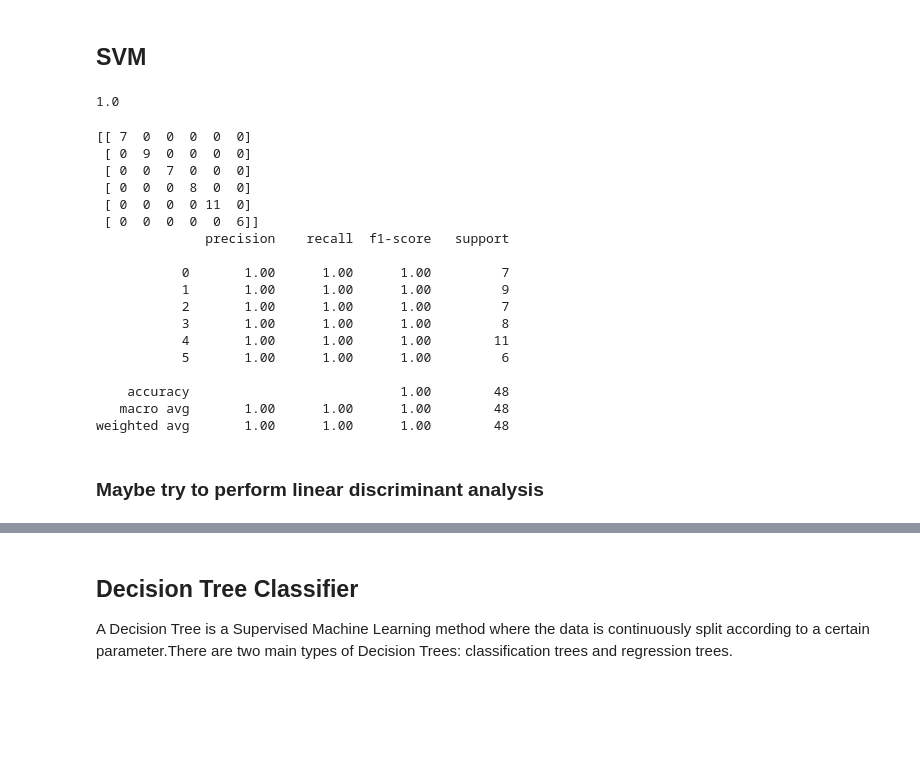
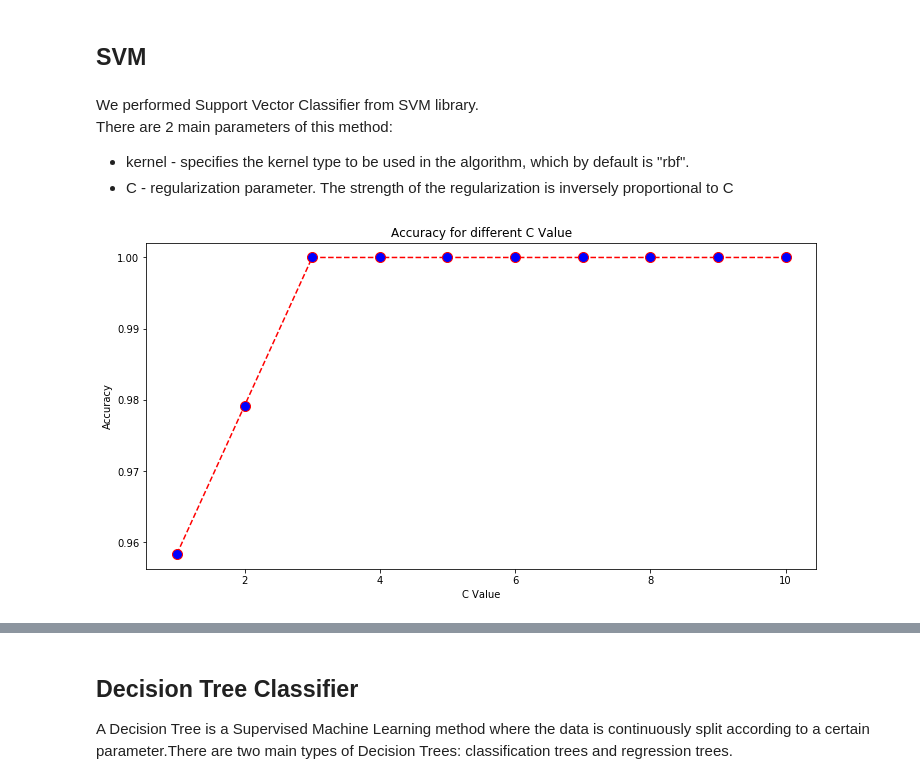
Before and after one commit to MKobus12305/ML_StarsClassification, a Jupyter notebook: Stars.ipynb, the cells around one changed output, grey strips where cells are left out. Saved outputs shown, nothing was run; the diff lists cells and outputs as text; code cells hidden in the pictures; blank space fills up the shorter version.

Commit message:
romved SGD Classifier. Added descriptions for SVM and Linear Discriminant Analysis

```diff
--- a/Stars.ipynb
+++ b/Stars.ipynb
@@ -364,34 +376,27 @@ from sklearn.pipeline import make_pipeline
+# %% [markdown]
+We performed Support Vector Classifier from SVM library. <br>
+There are 2 main parameters of this method:
+ - kernel - specifies the kernel type to be used in the algorithm, which by default is "rbf".
+ - C - regularization parameter. The strength of the regularization is inversely proportional to C
 # %%
-def performSVM(kernel, c = 1):
-    clf = svm.SVC(kernel = kernel, C = c,decision_function_shape='ovo')
+def performSVM(kernel, C):
+    clf = svm.SVC(kernel = kernel, C = C,decision_function_shape='ovo')
     clf.fit(x_train_scaled, y_train)
     y_pred = clf.predict(x_test_scaled)
-    return y_pred
-performSVM("linear", c = 3)
-metrics.accuracy_score(y_test, y_pred)
+    return (y_pred, clf)
+
+c_values= range(1,11)
+accuracies = list()
+for c in c_values:
+    y_pred, clf = performSVM("linear", c)
+    accuracies.append(metrics.accuracy_score(y_test, y_pred))
-# %% [output]
-1.0
-# %%
-print(metrics.confusion_matrix(y_test, y_pred))
-print(metrics.classification_report(y_test, y_pred))
-# %% [output]
-[[ 7  0  0  0  0  0]
- [ 0  9  0  0  0  0]
- [ 0  0  7  0  0  0]
- [ 0  0  0  8  0  0]
- [ 0  0  0  0 11  0]
- [ 0  0  0  0  0  6]]
-              precision    recall  f1-score   support
-
-           0       1.00      1.00      1.00         7
-           1       1.00      1.00      1.00         9
-           2       1.00      1.00      1.00         7
-           3       1.00      1.00      1.00         8
-           4       1.00      1.00      1.00        11
-           5       1.00      1.00      1.00         6
-
-    accuracy                           1.00        48
-   macro avg       1.00      1.00      1.00        48
-weighted avg       1.00      1.00      1.00        48
-# %% [markdown]
-### Maybe try to perform linear discriminant analysis
+# %%
+plt.figure(figsize=(12, 6))
+plt.plot(c_values, accuracies, color='red', linestyle='dashed', marker='o',
+         markerfacecolor='blue', markersize=10)
+plt.title('Accuracy for different C Value')
+plt.xlabel('C Value')
+plt.ylabel('Accuracy')
+plt.show()
+# %% [output]
+[figure, added]
```
Also changed, not shown: parts of 12 cells of this notebook.
